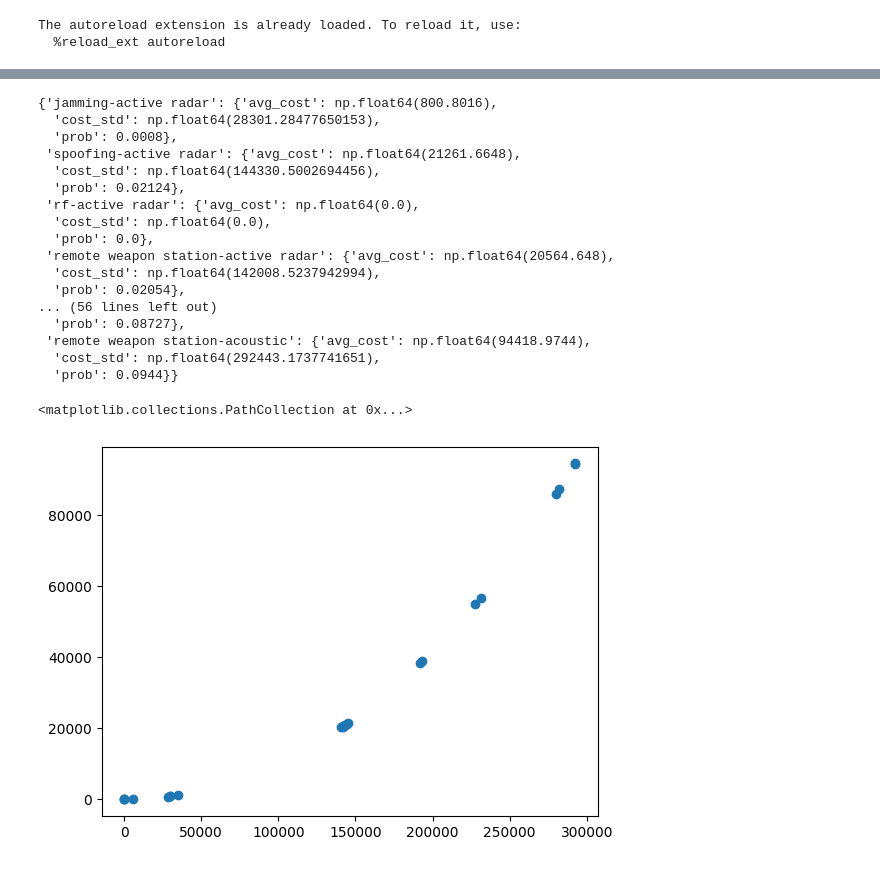
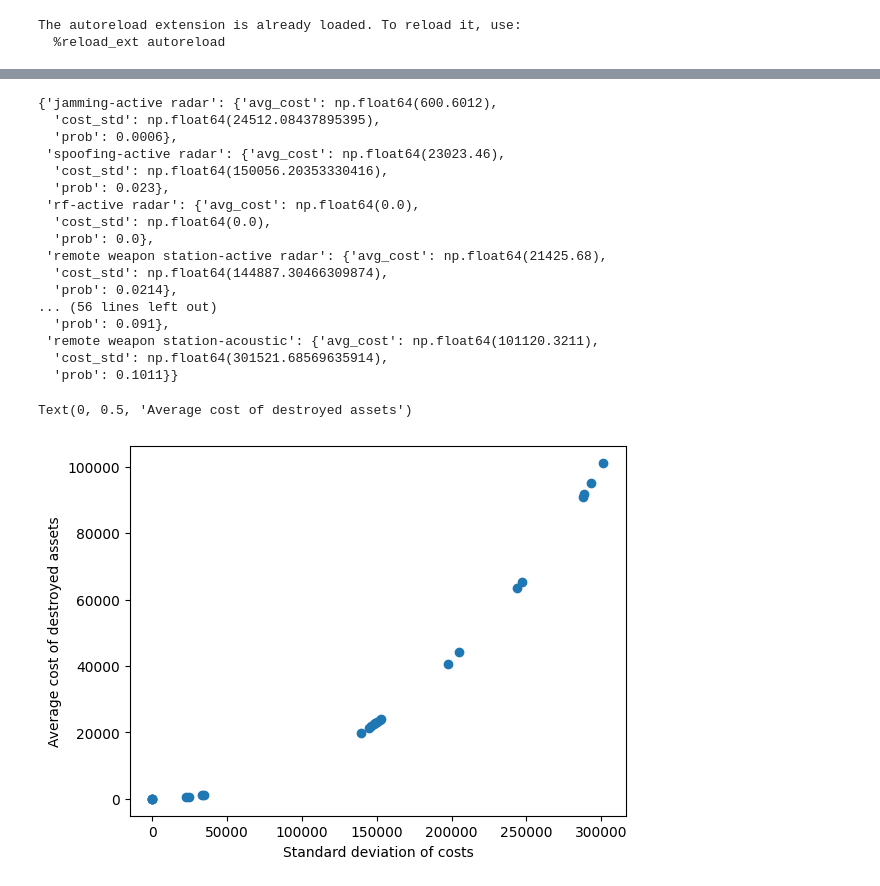
Before and after one commit to ahtikorhonen/case-studies-in-or, a Jupyter notebook: or_case_study_patria.ipynb, the cells around one changed output, grey strips where cells are left out. Cells and saved outputs as stored; diff of their text form; code cells hidden in the pictures.

```diff
--- a/or_case_study_patria.ipynb
+++ b/or_case_study_patria.ipynb
@@ -48,14 +46,17 @@ combinations
 # %%
 def simulate_all_combinations():
+
     value = 1_000_000
     result_dict = {}
+    visibility_coeff = 1
+
     for combo in combinations:
         effectors = [combo[1]]
         observers = [combo[0]]
-        asset = Asset(value, effectors, observers)
+        asset = Asset(value, effectors, observers, visibility_coeff)
         threats = [Threat(**objects["threats"][i], asset=asset) for i in range(2)]
         sim = Simulation(asset, threats)
-        avg_cost, cost_std, prob = sim.simulate_n_attacks(100_000)
+        avg_cost, cost_std, prob = sim.simulate_n_attacks(10_000)
 
         result_dict[f"{effectors[0]['type']}-{observers[0]['type']}"] = {"avg_cost": avg_cost, "cost_std": cost_std, "prob": prob}
 
@@ -65,23 +66,23 @@ sim_res = simulate_all_combinations()
 # %%
 sim_res
 # %% [output]
-{'jamming-active radar': {'avg_cost': np.float64(800.8016),
-  'cost_std': np.float64(28301.28477650153),
-  'prob': 0.0008},
- 'spoofing-active radar': {'avg_cost': np.float64(21261.6648),
-  'cost_std': np.float64(144330.5002694456),
-  'prob': 0.02124},
+{'jamming-active radar': {'avg_cost': np.float64(600.6012),
+  'cost_std': np.float64(24512.08437895395),
+  'prob': 0.0006},
+ 'spoofing-active radar': {'avg_cost': np.float64(23023.46),
+  'cost_std': np.float64(150056.20353330416),
+  'prob': 0.023},
  'rf-active radar': {'avg_cost': np.float64(0.0),
   'cost_std': np.float64(0.0),
   'prob': 0.0},
- 'remote weapon station-active radar': {'avg_cost': np.float64(20564.648),
-  'cost_std': np.float64(142008.5237942994),
-  'prob': 0.02054},
+ 'remote weapon station-active radar': {'avg_cost': np.float64(21425.68),
+  'cost_std': np.float64(144887.30466309874),
+  'prob': 0.0214},
 ... (56 lines left out)
-  'prob': 0.08727},
- 'remote weapon station-acoustic': {'avg_cost': np.float64(94418.9744),
-  'cost_std': np.float64(292443.1737741651),
-  'prob': 0.0944}}
+  'prob': 0.091},
+ 'remote weapon station-acoustic': {'avg_cost': np.float64(101120.3211),
+  'cost_std': np.float64(301521.68569635914),
+  'prob': 0.1011}}
 # %%
 avg_costs = []
 cost_stds = []
@@ -89,8 +90,10 @@ cost_stds = []
 for k, v in sim_res.items():
     avg_costs.append(v["avg_cost"])
     cost_stds.append(v["cost_std"])
-# %%
-plt.scatter(cost_stds, avg_costs)
-# %% [output]
-<matplotlib.collections.PathCollection at 0x...>
-[figure, removed]
+# %%
+plt.scatter(cost_stds, avg_costs)
+plt.xlabel("Standard deviation of costs")
+plt.ylabel("Average cost of destroyed assets")
+# %% [output]
+Text(0, 0.5, 'Average cost of destroyed assets')
+[figure, added]
```
Also changed, not shown: parts of 2 cells of this notebook, 6 other files.
